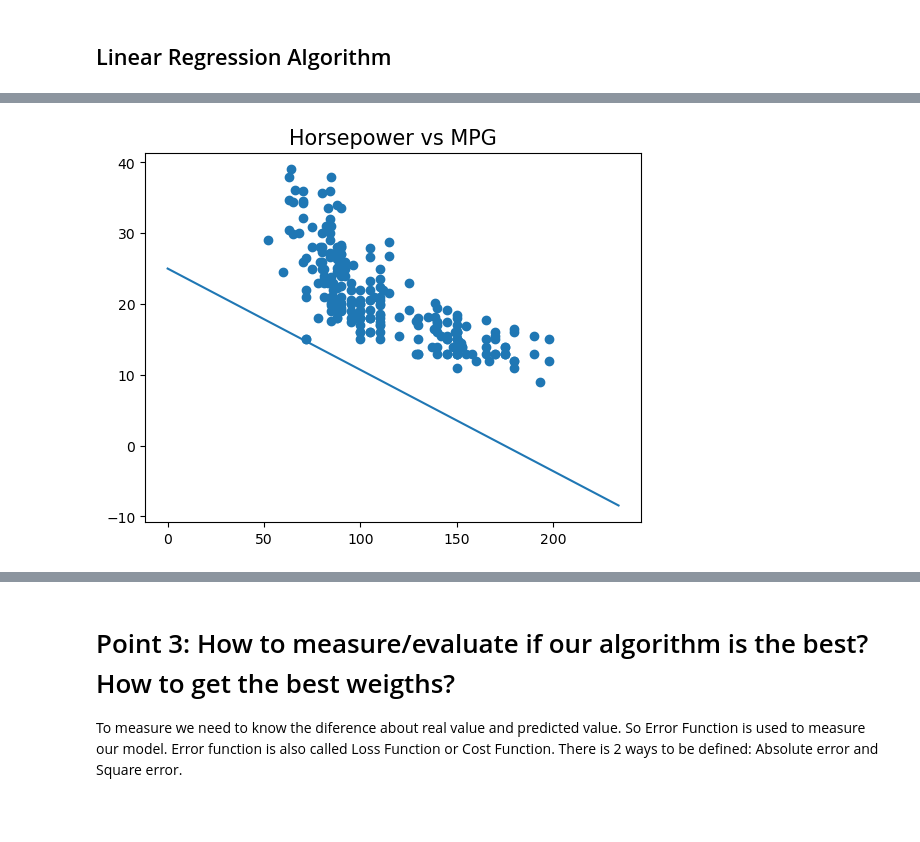
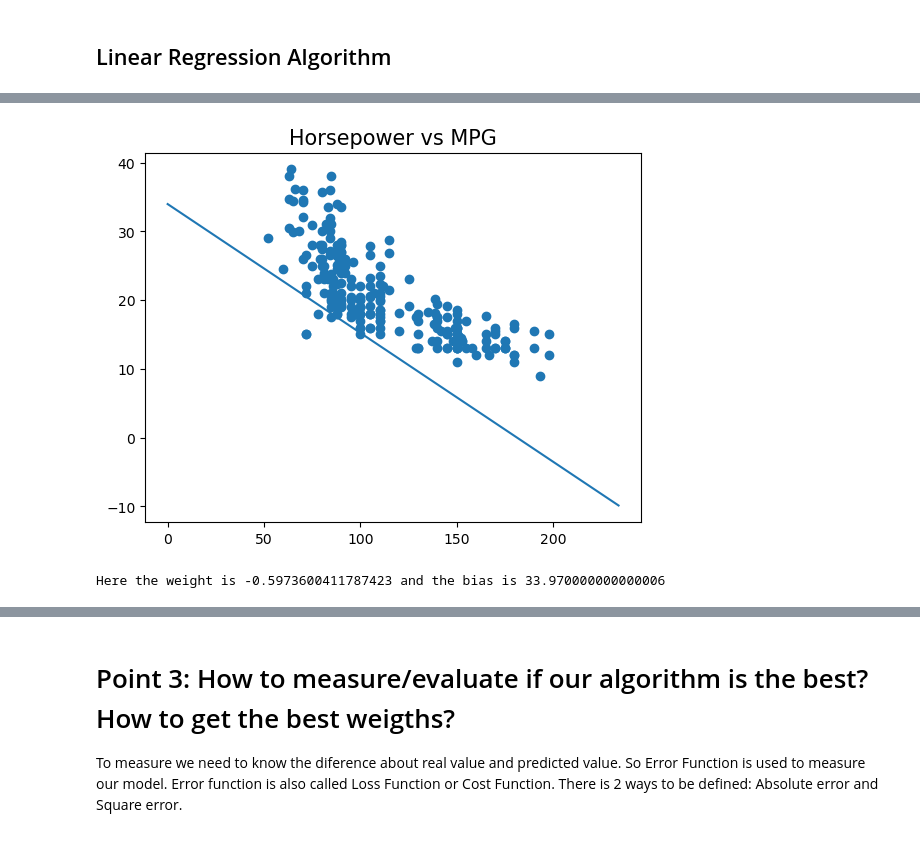
Before and after one commit to yonkeenn/LinearRegression, a Jupyter notebook: Model&Evaluate.ipynb, the cells around one changed output, grey strips where cells are left out. Drawn from its saved outputs; the diff is of its cells as text; code cells hidden in the pictures.

Commit message:
Coding Mamual model

```diff
--- a/Model&Evaluate.ipynb
+++ b/Model&Evaluate.ipynb
@@ -217,0 +233,2 @@ array([130. , 165. , 150. , 150. , 140. , 198. , 170. , 150. ,  95. ,
+# %%
+df_line = df_line.reset_index()
@@ -241,17 +274,18 @@ def adjust_weight(weight, bias, r, b, lr):
         #print(weight, bias, b, label_pred, b-label_pred)
     return weight, bias
 # %%
-def basic_lin_reg(df_line, lr=0.01, epochs = 100):
+def basic_lin_reg(df, lr=0.01, epochs = 100):
     weight = np.random.random()
     #bias = np.random.random()
     bias = np.random.randint(25,40)
     #print(weight, bias)
     model = []
     for epoch in range(epochs):
-        i = np.random.randint(0, len(df_line['horsepower'])-1)
-        r = df_line['horsepower'][i]
-        b = df_line['mpg'][i]
+        i = np.random.randint(0, len(df['horsepower'])-1)
+        print(i)
+        r = df['horsepower'][i]
+        b = df['mpg'][i]
         #print(weight, bias, r, b, i)
         weight, bias = adjust_weight(weight, bias, r, b, lr)
-        model.append({'weight': weight, 'bias':bias})
+        model.append({'weight': weight, 'bias':bias, 'index':i})
     return model
@@ -258,2 +308,3 @@ def basic_lin_reg(df_line, lr=0.01, epochs = 100):
 # %%
-model_lr = basic_lin_reg(df, lr=0.01, epochs = 235)
+# We have to try many times to get the most
+model_lr = basic_lin_reg(df_line, lr=0.01, epochs = 235)
@@ -263,10 +332,16 @@ x = [float(i) for i in range(len(model_lr))]
 # %%
 plt.scatter(df['horsepower'].where(df['origin'] == 1), df['mpg'].where(df['origin'] == 1))
 #for w in range(200,len(model_lr)-30):
-for w in range(200, 201):
+for w in range(196, 197):
     y_pred = [model_lr[w]['weight']*i + model_lr[w]['bias'] for i in x]
     plt.plot(x, y_pred)
 plt.title('Horsepower' + ' vs ' + 'MPG', fontsize = 15)
 plt.show()
 # %% [output]
-[figure, old version]
+[figure, new version]
+# %%
+x = [float(i) for i in range(len(model_lr))]
+y_pred = [ model_lr[196]['weight']*i + model_lr[196]['bias'] for i in x]
+print('Here the weight is {} and the bias is {} '.format(model_lr[200]['weight'],model_lr[200]['bias']))
+# %% [output]
+Here the weight is -0.5973600411787423 and the bias is 33.970000000000006
```
Also changed, not shown: parts of 11 cells of this notebook, 1 other file.
